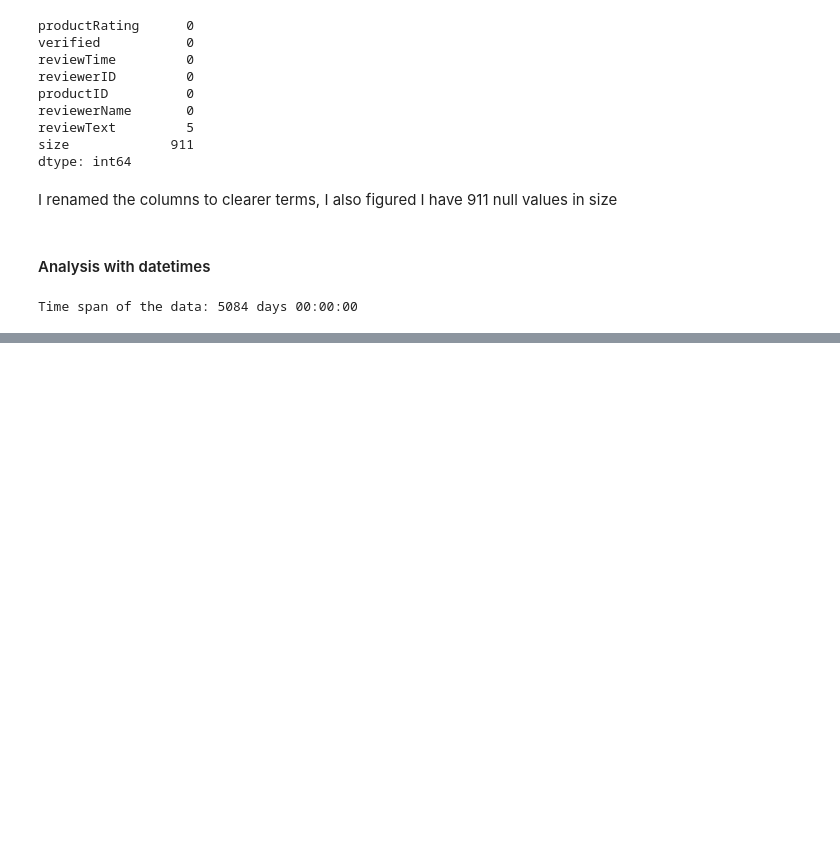
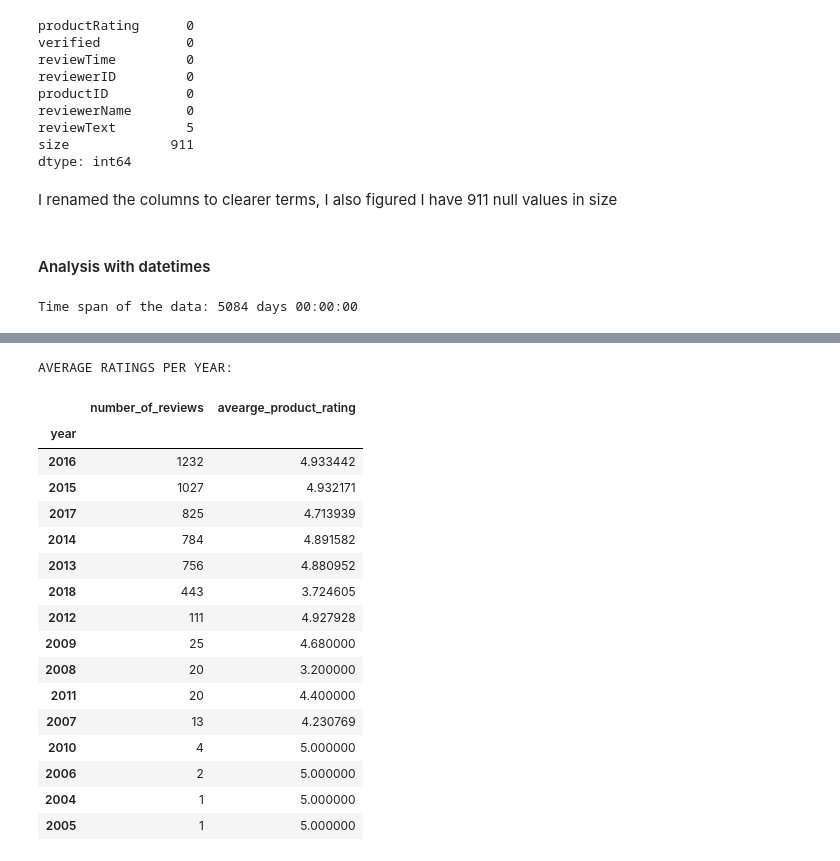
Before and after one commit to ahmadbashorun/AI6-amazon-reviews-EDA-project, a Jupyter notebook: Beauty_cleaning.ipynb, the cells around one changed output, grey strips where cells are left out. Cells and saved outputs as stored; diff of their text form; code cells hidden in the pictures; blank space fills up the shorter version.

```diff
--- a/Beauty_cleaning.ipynb
+++ b/Beauty_cleaning.ipynb
@@ -201,0 +169,26 @@ I created new columns for month, year and day of the week. I also grouped based
+# %%
+yearly_rating = beauty_df.groupby("year").agg({"reviewText":"count","productRating":"mean"}).sort_values(
+    "reviewText",ascending=False)
+yearly_rating.rename(columns={"reviewText":"number_of_reviews", "productRating":"avearge_product_rating"}, inplace=True)
+
+print("AVERAGE RATINGS PER YEAR:")
+yearly_rating
+# %% [output]
+AVERAGE RATINGS PER YEAR:
+|  | number_of_reviews | avearge_product_rating |
+| year |  |  |
+| 2016 | 1232 | 4.933442 |
+| 2015 | 1027 | 4.932171 |
+| 2017 | 825 | 4.713939 |
+| 2014 | 784 | 4.891582 |
+| 2013 | 756 | 4.880952 |
+| 2018 | 443 | 3.724605 |
+| 2012 | 111 | 4.927928 |
+| 2009 | 25 | 4.680000 |
+| 2008 | 20 | 3.200000 |
+| 2011 | 20 | 4.400000 |
+| 2007 | 13 | 4.230769 |
+| 2010 | 4 | 5.000000 |
+| 2006 | 2 | 5.000000 |
+| 2004 | 1 | 5.000000 |
+| 2005 | 1 | 5.000000 |
```
Also changed, not shown: parts of 9 cells of this notebook.
